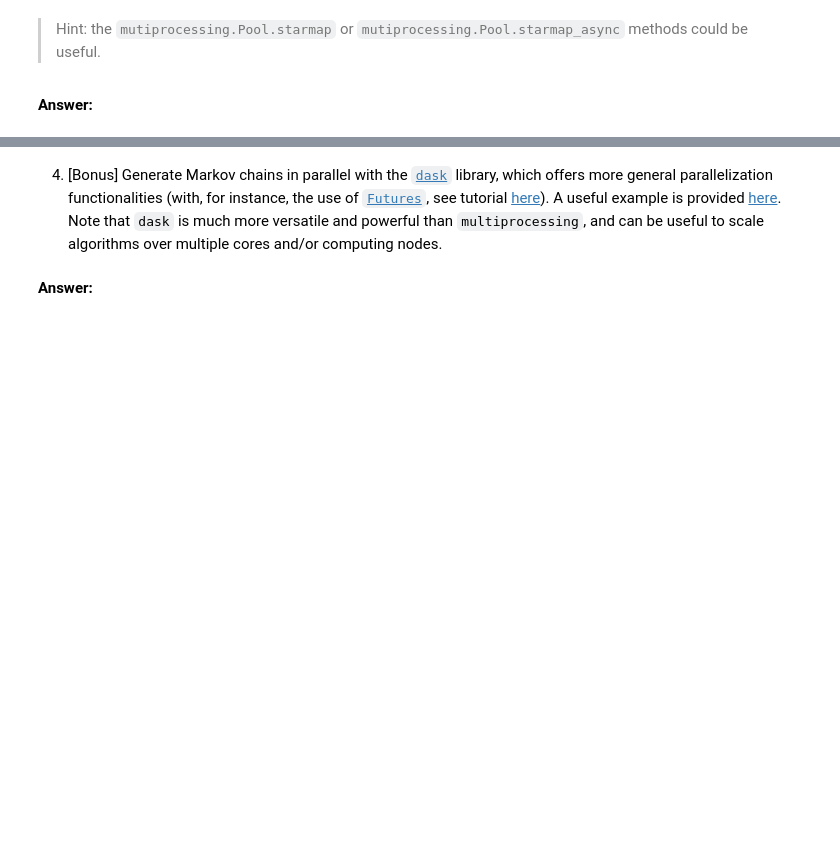
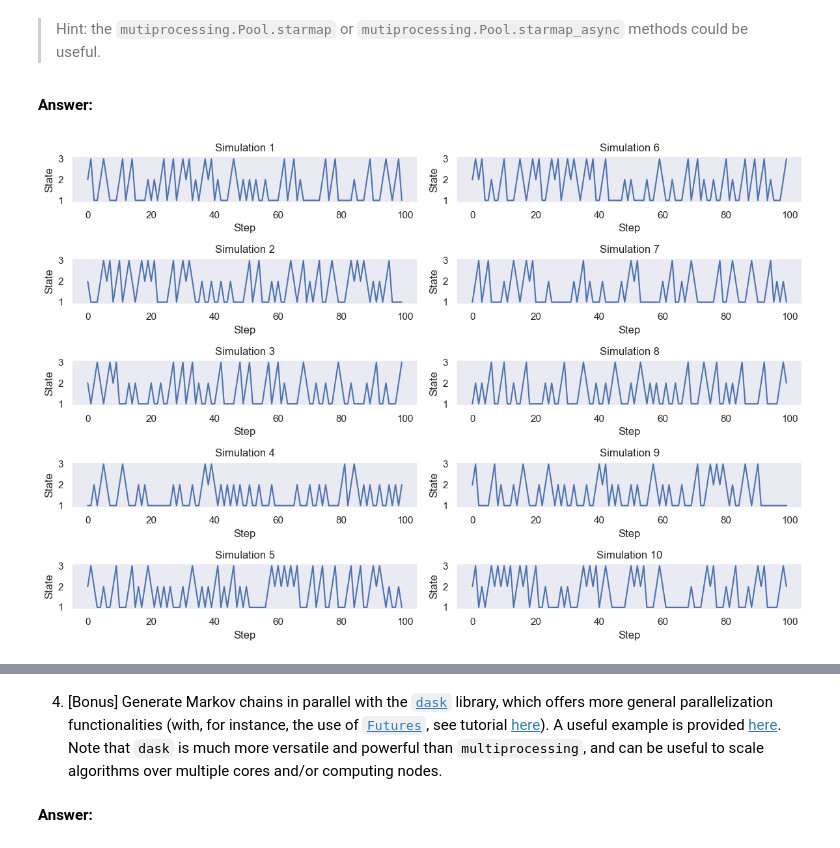
Before and after one commit to benech17/python_sdia_BENICHOU_BONNEFOY, a Jupyter notebook: Labs/Lab5/BENICHOU_BONNEFOY_lab5.ipynb, the cells around one changed output, grey strips where cells are left out. Cells and saved outputs as stored; diff of their text form; code cells hidden in the pictures; blank space fills up the shorter version.

```diff
--- a/Labs/Lab5/BENICHOU_BONNEFOY_lab5.ipynb
+++ b/Labs/Lab5/BENICHOU_BONNEFOY_lab5.ipynb
@@ -167,0 +224,31 @@ Here is an example of execution :
+# %%
+
+from multiprocessing import Pool
+import defs
+
+if __name__ == "__main__":
+    # Number of processes to use in parallel
+    num_processes = 4  # Adjust this as needed
+
+    # Number of simulations to run in parallel
+    num_simulations = 10  # Adjust this as needed
+
+    # Seeds for random number generation (you can generate these as needed)
+    with Pool(processes=num_processes) as pool:
+        r=pool.starmap(defs.markov, [(A,rho,nmax,rng) for rng in rngs] )
+    pool.close()
+
+fig, axs = plt.subplots(num_cols, num_rows, figsize=(12, 8))
+for i, result in enumerate(r):
+    col = i // num_cols
+    row = i % num_cols
+    ax = axs[row, col]
+    ax.plot(result)
+    ax.set_title(f'Simulation {i + 1}')
+    ax.set_xlabel('Step')
+    ax.set_ylabel('State')
+
+plt.tight_layout()
+plt.show()
+# %% [output]
+[figure, added]
```
Also changed, not shown: parts of 12 cells of this notebook.
